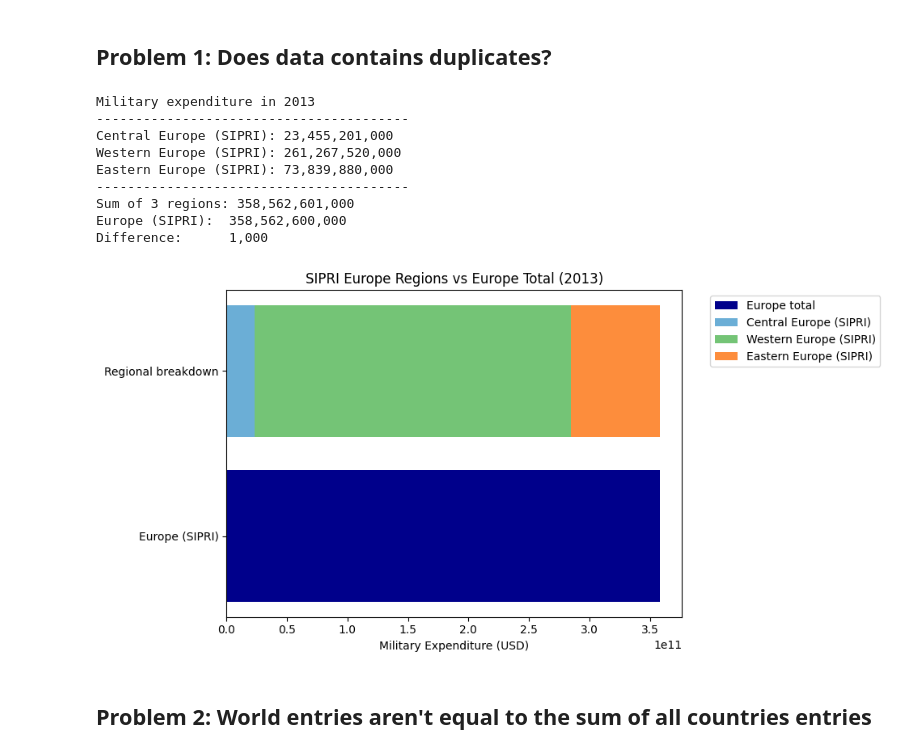
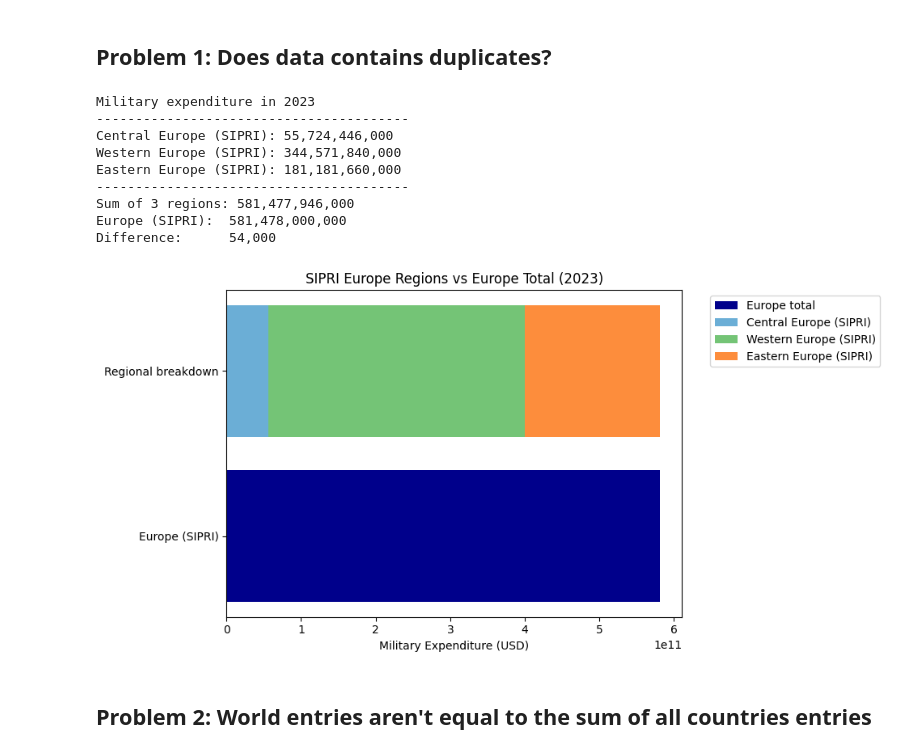
Before and after one commit to Datavisualiatie-UGent/project-dv26-9, a Jupyter notebook: exploration/explore.ipynb, the cells around one changed output. Drawn from its saved outputs; the diff is of its cells as text; code cells hidden in the pictures.

```diff
--- a/exploration/explore.ipynb
+++ b/exploration/explore.ipynb
@@ -157,18 +157,18 @@ def plot_sipri_europe_regions(data: pd.DataFrame, year: int):
     plt.tight_layout()
     plt.show()
 # %%
-plot_sipri_europe_regions(data, 2013)
+plot_sipri_europe_regions(data, 2023)
 # %% [output]
-Military expenditure in 2013
+Military expenditure in 2023
 ----------------------------------------
-Central Europe (SIPRI): 23,455,201,000
-Western Europe (SIPRI): 261,267,520,000
-Eastern Europe (SIPRI): 73,839,880,000
+Central Europe (SIPRI): 55,724,446,000
+Western Europe (SIPRI): 344,571,840,000
+Eastern Europe (SIPRI): 181,181,660,000
 ----------------------------------------
-Sum of 3 regions: 358,562,601,000
-Europe (SIPRI):  358,562,600,000
-Difference:      1,000
+Sum of 3 regions: 581,477,946,000
+Europe (SIPRI):  581,478,000,000
+Difference:      54,000
-[figure, old version]
+[figure, new version]
 # %% [markdown]
 ## Problem 2: World entries aren't equal to the sum of all countries entries
 # %%
```
Also changed, not shown: parts of 8 cells of this notebook, 21 other files.
